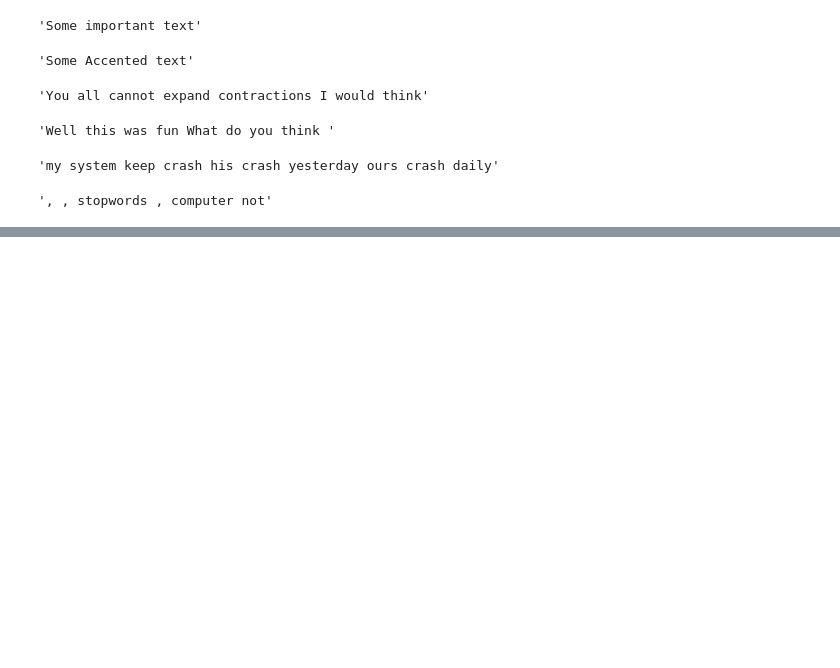
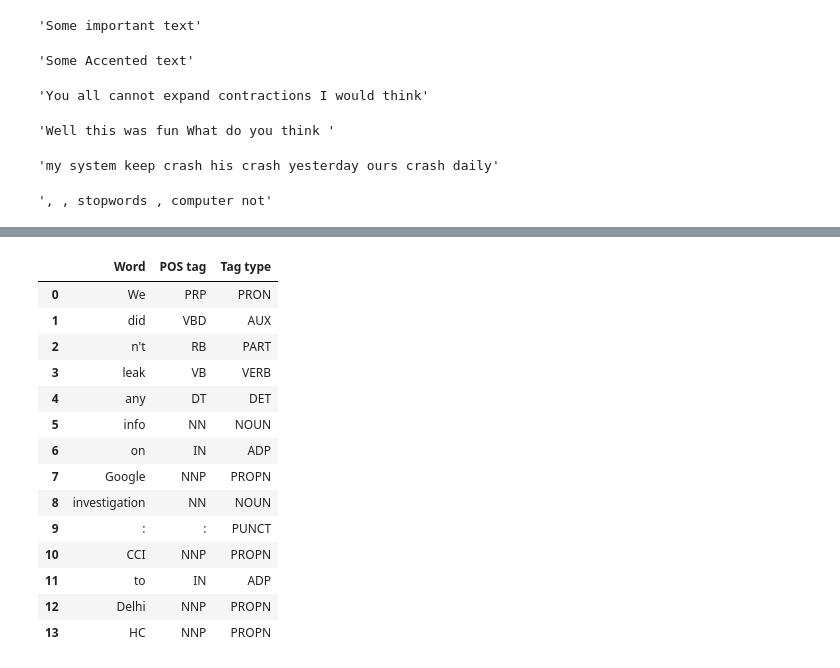
Before and after one commit to shemkira/nlp, a Jupyter notebook: nlp_exercise.ipynb, the cells around one changed output, grey strips where cells are left out. Drawn from its saved outputs; the diff is of its cells as text; code cells hidden in the pictures; blank space fills up the shorter version.

Commit message:
Started POS part

```diff
--- a/nlp_exercise.ipynb
+++ b/nlp_exercise.ipynb
@@ -267,0 +276,15 @@ news_df.iloc[1][['full_text', 'clean_text']].to_dict()
+# %%
+corpus = normalize_corpus(news_df['full_text'], text_lower_case=False,
+                          text_lemmatization=False, special_char_removal=False)
+
+# demo for POS tagging for sample news headline
+sentence = str(news_df.iloc[1].news_headline)
+sentence_nlp = nlp(sentence)
+
+# POS tagging with Spacy
+spacy_pos_tagged = [(word, word.tag_, word.pos_) for word in sentence_nlp]
+pd.DataFrame(spacy_pos_tagged, columns=['Word', 'POS tag', 'Tag type'])
+
+# POS tagging with nltk
+nltk_pos_tagged = nltk.pos_tag(sentence.split())
+pd.DataFrame(nltk_pos_tagged, columns=['Word', 'POS tag'])
@@ -267,0 +305,18 @@ news_df.iloc[1][['full_text', 'clean_text']].to_dict()
+# %%
+pd.DataFrame(spacy_pos_tagged, columns=['Word', 'POS tag', 'Tag type'])
+# %% [output]
+|  | Word | POS tag | Tag type |
+| 0 | We | PRP | PRON |
+| 1 | did | VBD | AUX |
+| 2 | n't | RB | PART |
+| 3 | leak | VB | VERB |
+| 4 | any | DT | DET |
+| 5 | info | NN | NOUN |
+| 6 | on | IN | ADP |
+| 7 | Google | NNP | PROPN |
+| 8 | investigation | NN | NOUN |
+| 9 | : | : | PUNCT |
+| 10 | CCI | NNP | PROPN |
+| 11 | to | IN | ADP |
+| 12 | Delhi | NNP | PROPN |
+| 13 | HC | NNP | PROPN |
```
Also changed, not shown: parts of 14 cells of this notebook.
